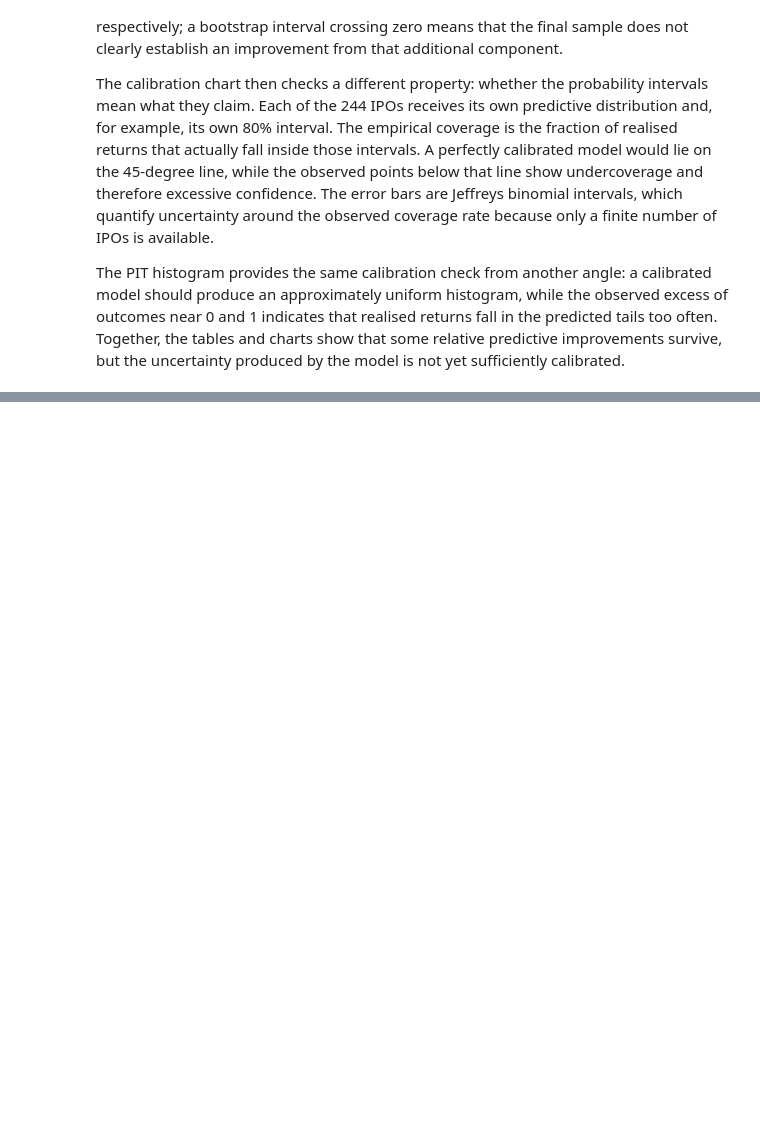
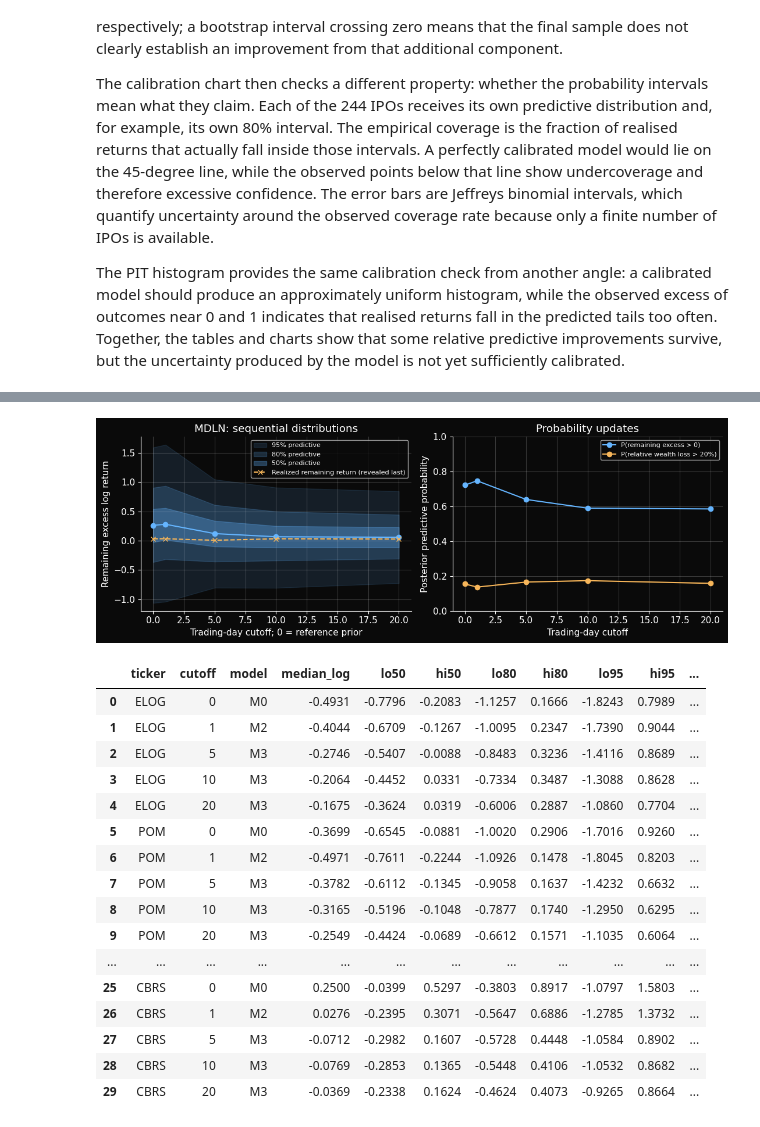
Before and after one commit to andreadevico1-oss/bayesian_ipo_study, a Jupyter notebook: bayesian_ipo_study.ipynb, the cells around one changed output, grey strips where cells are left out. Drawn from its saved outputs; the diff is of its cells as text; code cells hidden in the pictures; blank space fills up the shorter version.

```diff
--- a/bayesian_ipo_study.ipynb
+++ b/bayesian_ipo_study.ipynb
@@ -733,0 +750,25 @@ The PIT histogram provides the same calibration check from another angle: a cali
+# %%
+population = load_frozen_population()
+pseudo = pd.read_csv(OUT / 'tape_pseudo_live.csv')
+fig = plots.sequential(pseudo)
+plt.show()
+display(pseudo[['ticker','cutoff','model','median_log','lo50','hi50','lo80','hi80','lo95','hi95','p_positive','p_loss20']])
+# %% [output]
+[figure, added]
+|  | ticker | cutoff | model | median_log | lo50 | hi50 | lo80 | hi80 | lo95 | hi95 | ... |
+| 0 | ELOG | 0 | M0 | -0.4931 | -0.7796 | -0.2083 | -1.1257 | 0.1666 | -1.8243 | 0.7989 | ... |
+| 1 | ELOG | 1 | M2 | -0.4044 | -0.6709 | -0.1267 | -1.0095 | 0.2347 | -1.7390 | 0.9044 | ... |
+| 2 | ELOG | 5 | M3 | -0.2746 | -0.5407 | -0.0088 | -0.8483 | 0.3236 | -1.4116 | 0.8689 | ... |
+| 3 | ELOG | 10 | M3 | -0.2064 | -0.4452 | 0.0331 | -0.7334 | 0.3487 | -1.3088 | 0.8628 | ... |
+| 4 | ELOG | 20 | M3 | -0.1675 | -0.3624 | 0.0319 | -0.6006 | 0.2887 | -1.0860 | 0.7704 | ... |
+| 5 | POM | 0 | M0 | -0.3699 | -0.6545 | -0.0881 | -1.0020 | 0.2906 | -1.7016 | 0.9260 | ... |
+| 6 | POM | 1 | M2 | -0.4971 | -0.7611 | -0.2244 | -1.0926 | 0.1478 | -1.8045 | 0.8203 | ... |
+| 7 | POM | 5 | M3 | -0.3782 | -0.6112 | -0.1345 | -0.9058 | 0.1637 | -1.4232 | 0.6632 | ... |
+| 8 | POM | 10 | M3 | -0.3165 | -0.5196 | -0.1048 | -0.7877 | 0.1740 | -1.2950 | 0.6295 | ... |
+| 9 | POM | 20 | M3 | -0.2549 | -0.4424 | -0.0689 | -0.6612 | 0.1571 | -1.1035 | 0.6064 | ... |
+| ... | ... | ... | ... | ... | ... | ... | ... | ... | ... | ... | ... |
+| 25 | CBRS | 0 | M0 | 0.2500 | -0.0399 | 0.5297 | -0.3803 | 0.8917 | -1.0797 | 1.5803 | ... |
+| 26 | CBRS | 1 | M2 | 0.0276 | -0.2395 | 0.3071 | -0.5647 | 0.6886 | -1.2785 | 1.3732 | ... |
+| 27 | CBRS | 5 | M3 | -0.0712 | -0.2982 | 0.1607 | -0.5728 | 0.4448 | -1.0584 | 0.8902 | ... |
+| 28 | CBRS | 10 | M3 | -0.0769 | -0.2853 | 0.1365 | -0.5448 | 0.4106 | -1.0532 | 0.8682 | ... |
+| 29 | CBRS | 20 | M3 | -0.0369 | -0.2338 | 0.1624 | -0.4624 | 0.4073 | -0.9265 | 0.8664 | ... |
```
Also changed, not shown: parts of 1 cell of this notebook, 33 other files.
